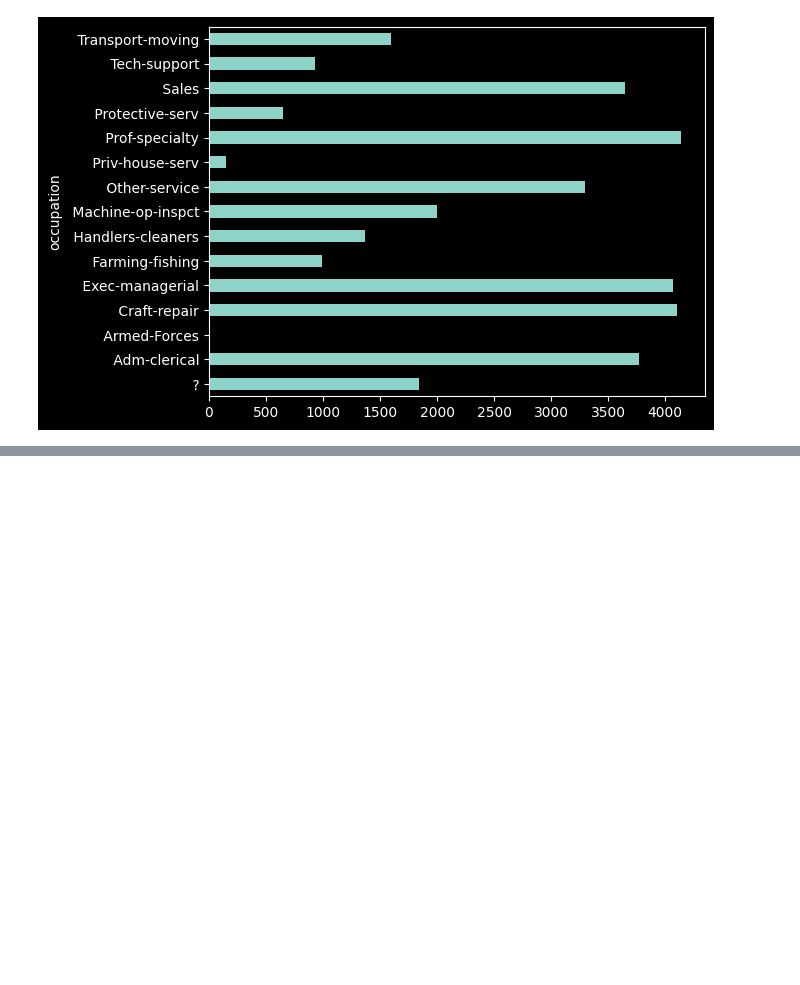
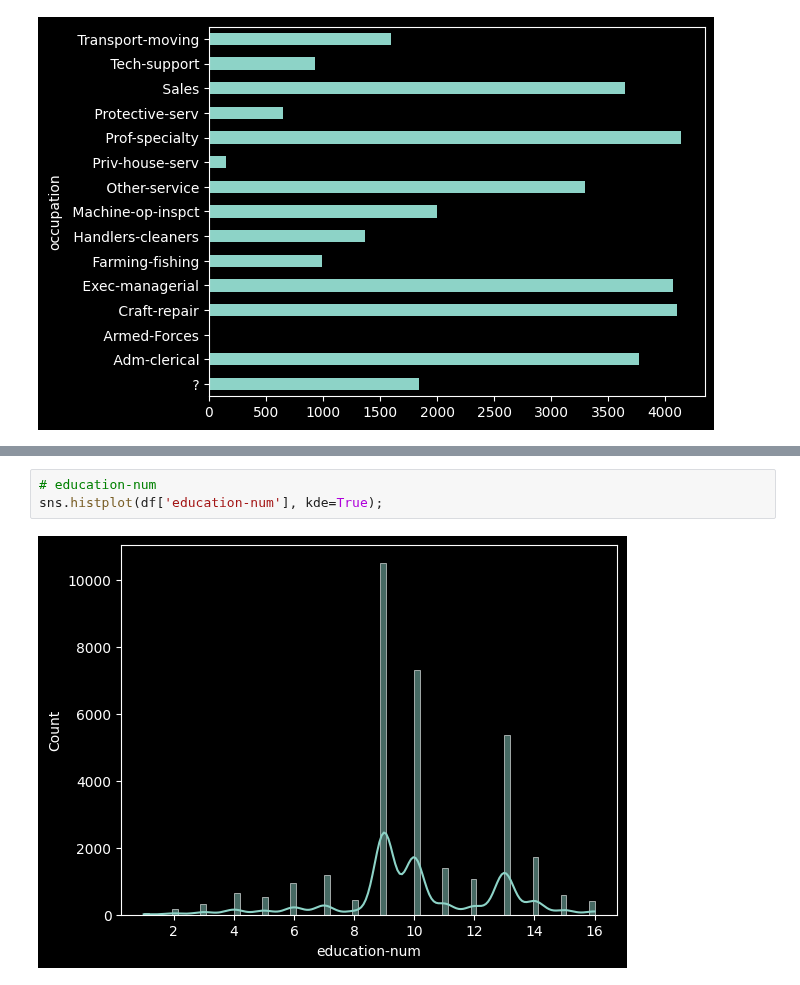
Before and after one commit to Joao-Inacio/Statistics_for-Data_Science, a Jupyter notebook: Labs/Distribuicoes_Estatisticas/Hist_Distribuicoes.ipynb, the cells around one changed output, grey strips where cells are left out. Drawn from its saved outputs; the diff is of its cells as text; blank space fills up the shorter version.

```diff
--- a/Labs/Distribuicoes_Estatisticas/Hist_Distribuicoes.ipynb
+++ b/Labs/Distribuicoes_Estatisticas/Hist_Distribuicoes.ipynb
@@ -73,0 +81,5 @@ occupation.plot.barh()
+# %%
+# education-num
+sns.histplot(df['education-num'], kde=True);
+# %% [output]
+[figure, added]
```
Also changed, not shown: parts of 8 cells of this notebook.
